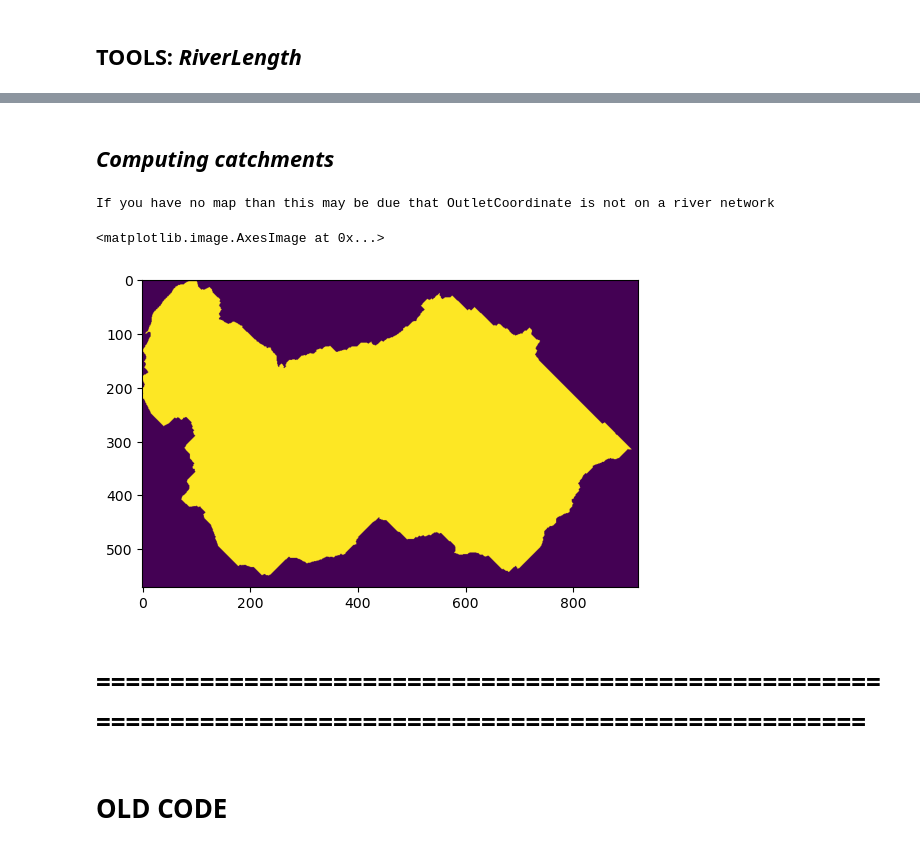
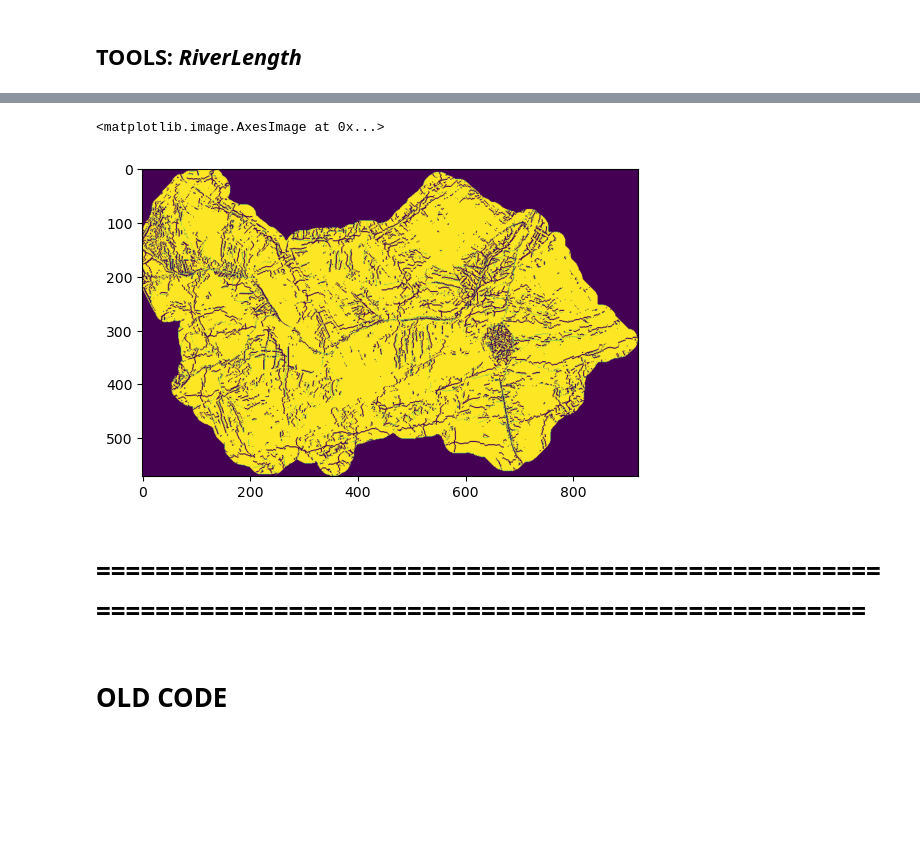
Before and after one commit to AquaPore/WflowRasterPython.py, a Jupyter notebook: Jupyter/Python_Pyflwdir_Wflow.ipynb, the cells around one changed output, grey strips where cells are left out. Cells and saved outputs as stored; diff of their text form; code cells hidden in the pictures; blank space fills up the shorter version.

```diff
--- a/Jupyter/Python_Pyflwdir_Wflow.ipynb
+++ b/Jupyter/Python_Pyflwdir_Wflow.ipynb
@@ -4,15 +4,15 @@
 ## *DATA*
 # %%
 # ======= PATHS =======
-Input_Root_Gis     = "E:\JOE3\MAIN\MODELS\WFLOW\DATA\Timoleague\InputGis"
-Input_Root_Julia   = "E:\JOE3\MAIN\MODELS\WFLOW\DATA\Timoleague\OutputJulia"
-Output_Root_Python = "E:\JOE3\MAIN\MODELS\WFLOW\DATA\Timoleague\OutputPython"
+Input_Root_Gis     = "D:/JOE/MAIN/MODELS/WFLOW/DATA/Timoleague/InputGis"
+Input_Root_Julia   = "D:/JOE/MAIN/MODELS/WFLOW/DATA/Timoleague/OutputJulia"
+Output_Root_Python = "D:/JOE/MAIN/MODELS/WFLOW/DATA/Timoleague/OutputPython"
 
 # ====== FILES NAME =======
 
 # == Input ==
-Dem_Input_Julia    = "Timoleague_DEM.tif"
-River_Input        = "Timoleague_River.geojson"
+Dem_Input_Julia = "Timoleague_DEM.tif"
+River_Input     = "Timoleague_River.geojson"
 
 # == Output ==
 DemCorrected_Output = "DemCorrected.tiff"
@@ -20,6 +20,7 @@ RiverOrder_Output   = "RiverAll_Order.tiff"
 RiverTrue_Output    = "RiverAll_True.tiff"
 RiverWidth_Output   = "RiverAll_Width.tiff"
 RiverSlope_Output   = "RiverAll_Slope.tiff"
+RiverLength_Output  = "RiverAll_Length.tiff"
 
 # == OUTPUT OF WFLOW ==
 Ldd_Output          = "Ldd.tiff"
@@ -30,24 +31,27 @@ RiverLength_Output  = "RiverLength.tiff"
 # ======= PARAMETERS =======
 
 # == Ldd inputs ==
-Ldd_MaxDepth    = -1.0 #  (float, optional) Maximum pour point depth. Depressions with a larger pour point depth are set as pit. A negative value (default) equals an infinitely large pour point depth causing all depressions to be filled.
+# (float, optional) Maximum pour point depth. Depressions with a larger pour point depth are set as pit. A negative value (default) equals an infinitely large pour point depth causing all depressions to be filled.
+Ldd_MaxDepth = -1.0
 
-Ldd_RiverDepth  = 5.0  # (float) – fixed depth value used to burn in the dem
+Ldd_RiverDepth = 5.0  # (float) – fixed depth value used to burn in the dem
 
-RiverOrderMin   = 2 # Depending on RiverOrder_Type
+RiverOrderMin = 2  # Depending on RiverOrder_Type
 
-RiverWidth      = 2.0 # [meters]
+RiverWidth = 2.0  # [meters]
 
-RiverOrder_Type = "strahler" # <"strahler"> or <"classic">  stream order map. In the classic “bottum up” stream order map, the main river stem has order 1. Each tributary is given a number one greater than that of the river or stream into which they discharge. In the strahler “top down” stream order map, rivers of the first order are the most upstream tributaries or head water cells. If two streams of the same order merge, the resulting stream has an order of one higher. If two rivers with different stream orders merge, the resulting stream is given the maximum of the two order.
+RiverOrder_Type = "strahler"  # <"strahler"> or <"classic">  stream order map. In the classic “bottum up” stream order map, the main river stem has order 1. Each tributary is given a number one greater than that of the river or stream into which they discharge. In the strahler “top down” stream order map, rivers of the first order are the most upstream tributaries or head water cells. If two streams of the same order merge, the resulting stream has an order of one higher. If two rivers with different stream orders merge, the resulting stream is given the maximum of the two order.
 
 # == Other ==
-NoData  = 255 # Not yet applicable
+NoData = 255  # Not yet applicable
 
-Crs     = 29902 # [-] This is the default projection TM65 / Irish Grid
+Crs = 29902  # [-] This is the default projection TM65 / Irish Grid
 
-Outlets = "edge",  # outlets can be defined at edges of the grid (defualt) or force all flow to go to the minimum elevation point min. The latter only makes sense if your DEM only is masked to the catchment. Additionnally, the user can also force specific pits locations via idxs_pit.
+# outlets can be defined at edges of the grid (defualt) or force all flow to go to the minimum elevation point min. The latter only makes sense if your DEM only is masked to the catchment. Additionnally, the user can also force specific pits locations via idxs_pit.
+Outlets = "edge",
 
-OutletCoordinate =[146707.700, 42167.995] # The coordinate need to be shifted such that it is in the river network, it is very sensitive
+# The coordinate need to be shifted such that it is in the river network, it is very sensitive
+OutletCoordinate = [146707.700, 42167.995]
 # %% [markdown]
 # **PLOTS**
 # %%
@@ -430,23 +511,17 @@ def FLOWDIRECTION_2_CATCHEMENT(
+# %%
+Path_Output_Ldd = os.path.join(Output_Root_Python, Ldd_Output)
+Path_Output_RiverLength = os.path.join(Output_Root_Python, RiverLength_Output)
+# Path_River_True = os.path.join(Output_Root_Python, RiverTrue_Output)
+
+River_Length =  RIVER_LENGTH(Path_Input_Ldd, Path_Output_RiverLength)
+
+pyplot.imshow(River_Length)
+# %% [output]
+<matplotlib.image.AxesImage at 0x...>
+[figure, added]
 # %% [markdown]
-## ***Computing catchments***
+
+# =========================================================================================================
-# %%
-# Warning: OutletCoordinate
-import os as os
-
-Path_Input_Ldd    = os.path.join(Output_Root_Python, Ldd_Output)
-Path_Output_Subcatchment = os.path.join(Output_Root_Python, Subcatchment_Output)
-
-print("If you have no map than this may be due that OutletCoordinate is not on a river network")
-
-Subcatchment_Pyflwdir = FLOWDIRECTION_2_CATCHEMENT(OutletCoordinate, Path_Input_Ldd, Path_Output_Subcatchment)
-
-pyplot.imshow(Subcatchment_Pyflwdir)
-# %% [output]
-If you have no map than this may be due that OutletCoordinate is not on a river network
-<matplotlib.image.AxesImage at 0x...>
-[figure, removed]
-# %% [markdown]
-# =========================================================================================================
 # %% [markdown]
 # OLD CODE
 # %%
```
Also changed, not shown: parts of 21 cells of this notebook.
